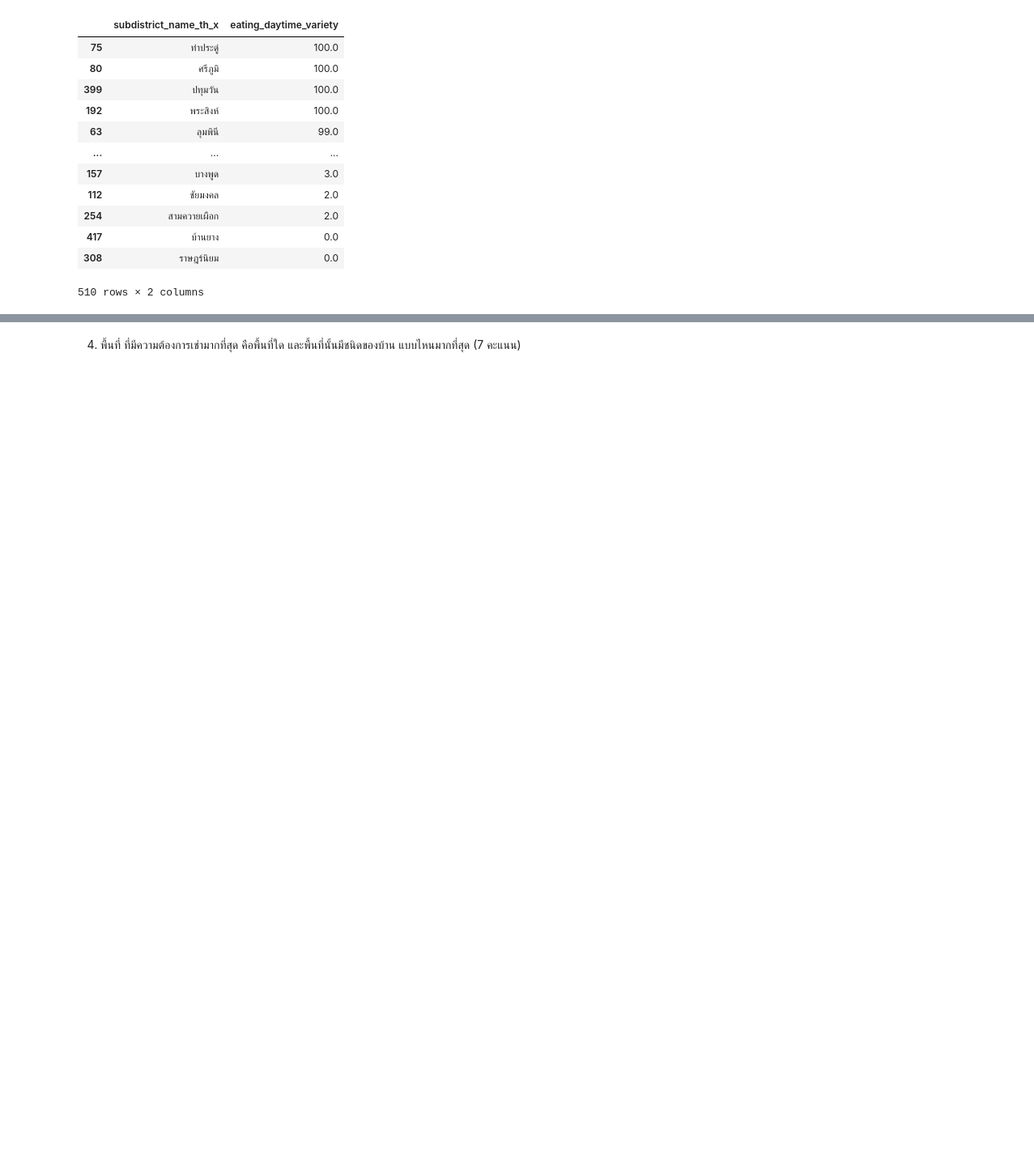
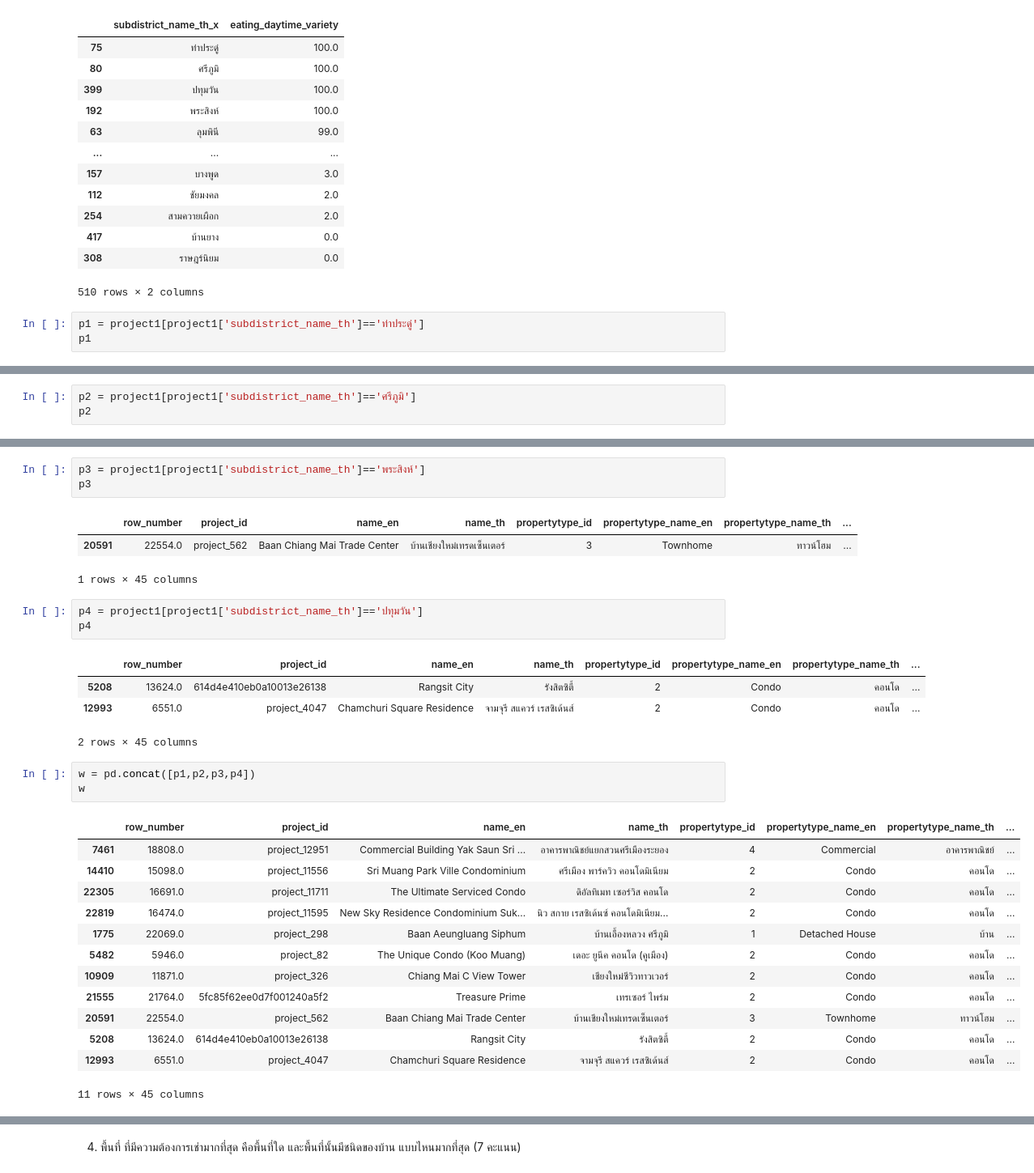
Before and after one commit to sujiraa/BasicProg_DataViz65, a Jupyter notebook: midterm.ipynb, the cells around one changed output, grey strips where cells are left out. Shown at 81% size. Cells and saved outputs as stored; diff of their text form; blank space fills up the shorter version.

```diff
--- a/midterm.ipynb
+++ b/midterm.ipynb
@@ -229,3 +305,6 @@ x
 | 417 | บ้านยาง | 0.0 |
 | 308 | ราษฎร์นิยม | 0.0 |
 510 rows × 2 columns
+# %%
+p1 = project1[project1['subdistrict_name_th']=='ท่าประดู่']
+p1
@@ -231,0 +318,3 @@ x
+# %%
+p2 = project1[project1['subdistrict_name_th']=='ศรีภูมิ']
+p2
@@ -231,0 +328,32 @@ x
+# %%
+p3 = project1[project1['subdistrict_name_th']=='พระสิงห์']
+p3
+# %% [output]
+|  | row_number | project_id | name_en | name_th | propertytype_id | propertytype_name_en | propertytype_name_th | ... |
+| 20591 | 22554.0 | project_562 | Baan Chiang Mai Trade Center | บ้านเชียงใหม่เทรดเซ็นเตอร์ | 3 | Townhome | ทาวน์โฮม | ... |
+1 rows × 45 columns
+# %%
+p4 = project1[project1['subdistrict_name_th']=='ปทุมวัน']
+p4
+# %% [output]
+|  | row_number | project_id | name_en | name_th | propertytype_id | propertytype_name_en | propertytype_name_th | ... |
+| 5208 | 13624.0 | 614d4e410eb0a10013e26138 | Rangsit City | รังสิตซิตี้ | 2 | Condo | คอนโด | ... |
+| 12993 | 6551.0 | project_4047 | Chamchuri Square Residence | จามจุรี สแควร์ เรสซิเด้นส์ | 2 | Condo | คอนโด | ... |
+2 rows × 45 columns
+# %%
+w = pd.concat([p1,p2,p3,p4])
+w
+# %% [output]
+|  | row_number | project_id | name_en | name_th | propertytype_id | propertytype_name_en | propertytype_name_th | ... |
+| 7461 | 18808.0 | project_12951 | Commercial Building Yak Saun Sri ... | อาคารพาณิชย์แยกสวนศรีเมืองระยอง | 4 | Commercial | อาคารพาณิชย์ | ... |
+| 14410 | 15098.0 | project_11556 | Sri Muang Park Ville Condominium | ศรีเมือง พาร์ควิว คอนโดมิเนียม | 2 | Condo | คอนโด | ... |
+| 22305 | 16691.0 | project_11711 | The Ultimate Serviced Condo | ดิอัลทิเมท เซอร์วิส คอนโด | 2 | Condo | คอนโด | ... |
+| 22819 | 16474.0 | project_11595 | New Sky Residence Condominium Suk... | นิว สกาย เรสซิเด้นซ์ คอนโดมิเนียม... | 2 | Condo | คอนโด | ... |
+| 1775 | 22069.0 | project_298 | Baan Aeungluang Siphum | บ้านเอื้องหลวง ศรีภูมิ | 1 | Detached House | บ้าน | ... |
+| 5482 | 5946.0 | project_82 | The Unique Condo (Koo Muang) | เดอะ ยูนีค คอนโด (คูเมือง) | 2 | Condo | คอนโด | ... |
+| 10909 | 11871.0 | project_326 | Chiang Mai C View Tower | เชียงใหม่ซีวิวทาวเวอร์ | 2 | Condo | คอนโด | ... |
+| 21555 | 21764.0 | 5fc85f62ee0d7f001240a5f2 | Treasure Prime | เทรเซอร์ ไพร์ม | 2 | Condo | คอนโด | ... |
+| 20591 | 22554.0 | project_562 | Baan Chiang Mai Trade Center | บ้านเชียงใหม่เทรดเซ็นเตอร์ | 3 | Townhome | ทาวน์โฮม | ... |
+| 5208 | 13624.0 | 614d4e410eb0a10013e26138 | Rangsit City | รังสิตซิตี้ | 2 | Condo | คอนโด | ... |
+| 12993 | 6551.0 | project_4047 | Chamchuri Square Residence | จามจุรี สแควร์ เรสซิเด้นส์ | 2 | Condo | คอนโด | ... |
+11 rows × 45 columns
```
Also changed, not shown: parts of 14 cells of this notebook.
